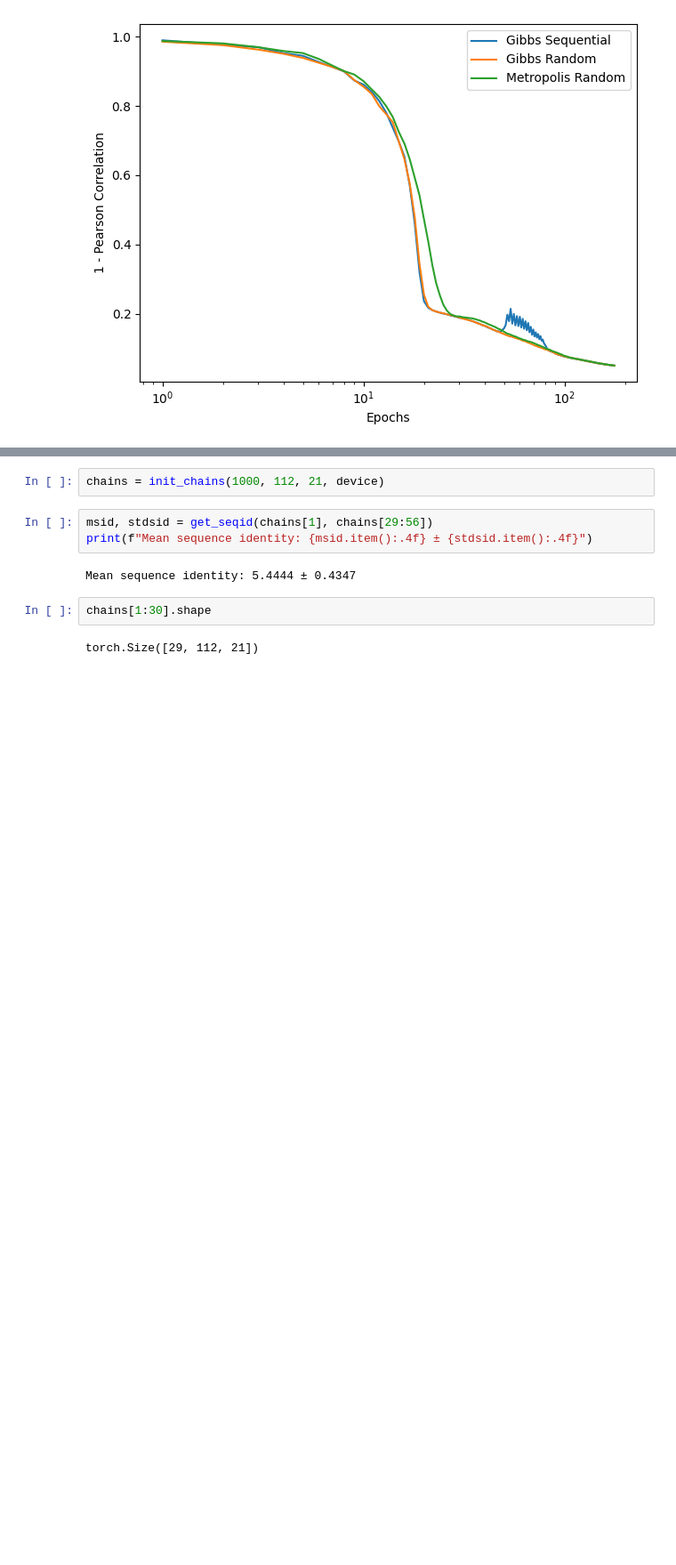
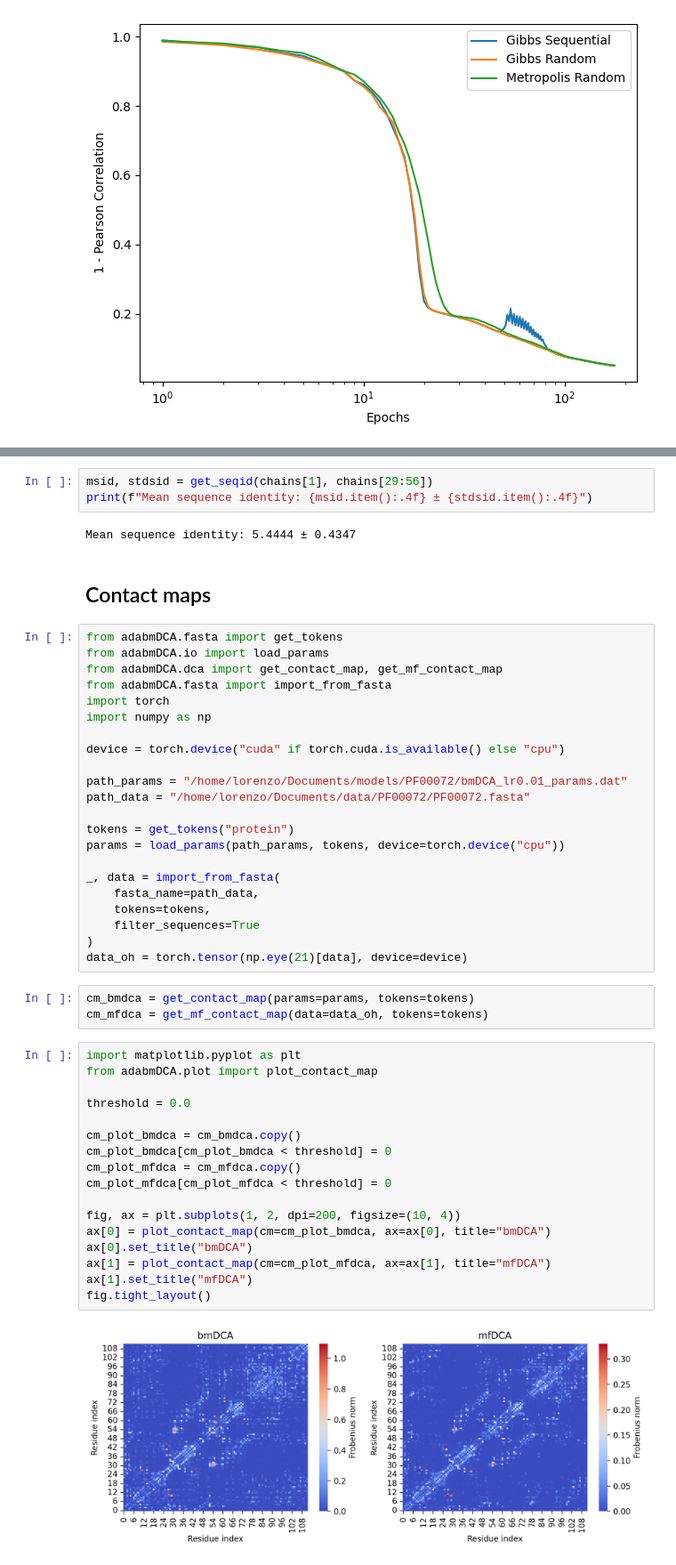
Before and after one commit to spqb/adabmDCApy, a Jupyter notebook: test.ipynb, the cells around one changed output, grey strips where cells are left out. Shown: that part at 89% size. Drawn from its saved outputs; the diff is of its cells as text; blank space fills up the shorter version.

```diff
--- a/test.ipynb
+++ b/test.ipynb
@@ -86,11 +47,51 @@ def get_seqid(
-# %%
-chains = init_chains(1000, 112, 21, device)
 # %%
 msid, stdsid = get_seqid(chains[1], chains[29:56])
 print(f"Mean sequence identity: {msid.item():.4f} ± {stdsid.item():.4f}")
 # %% [output]
 Mean sequence identity: 5.4444 ± 0.4347
+# %% [markdown]
+## Contact maps
 # %%
-chains[1:30].shape
+from adabmDCA.fasta import get_tokens
+from adabmDCA.io import load_params
+from adabmDCA.dca import get_contact_map, get_mf_contact_map
+from adabmDCA.fasta import import_from_fasta
+import torch
+import numpy as np
+
+device = torch.device("cuda" if torch.cuda.is_available() else "cpu")
+
+path_params = "/home/lorenzo/Documents/models/PF00072/bmDCA_lr0.01_params.dat"
+path_data = "/home/lorenzo/Documents/data/PF00072/PF00072.fasta"
+
+tokens = get_tokens("protein")
+params = load_params(path_params, tokens, device=torch.device("cpu"))
+
+_, data = import_from_fasta(
+    fasta_name=path_data,
+    tokens=tokens,
+    filter_sequences=True
+)
+data_oh = torch.tensor(np.eye(21)[data], device=device)
-# %% [output]
-torch.Size([29, 112, 21])
+# %%
+cm_bmdca = get_contact_map(params=params, tokens=tokens)
+cm_mfdca = get_mf_contact_map(data=data_oh, tokens=tokens)
+# %%
+import matplotlib.pyplot as plt
+from adabmDCA.plot import plot_contact_map
+
+threshold = 0.0
+
+cm_plot_bmdca = cm_bmdca.copy()
+cm_plot_bmdca[cm_plot_bmdca < threshold] = 0
+cm_plot_mfdca = cm_mfdca.copy()
+cm_plot_mfdca[cm_plot_mfdca < threshold] = 0
+
+fig, ax = plt.subplots(1, 2, dpi=200, figsize=(10, 4))
+ax[0] = plot_contact_map(cm=cm_plot_bmdca, ax=ax[0], title="bmDCA")
+ax[0].set_title("bmDCA")
+ax[1] = plot_contact_map(cm=cm_plot_mfdca, ax=ax[1], title="mfDCA")
+ax[1].set_title("mfDCA")
+fig.tight_layout()
+# %% [output]
+[figure, added]
```
Also changed, not shown: parts of 3 cells of this notebook, 14 other files.
